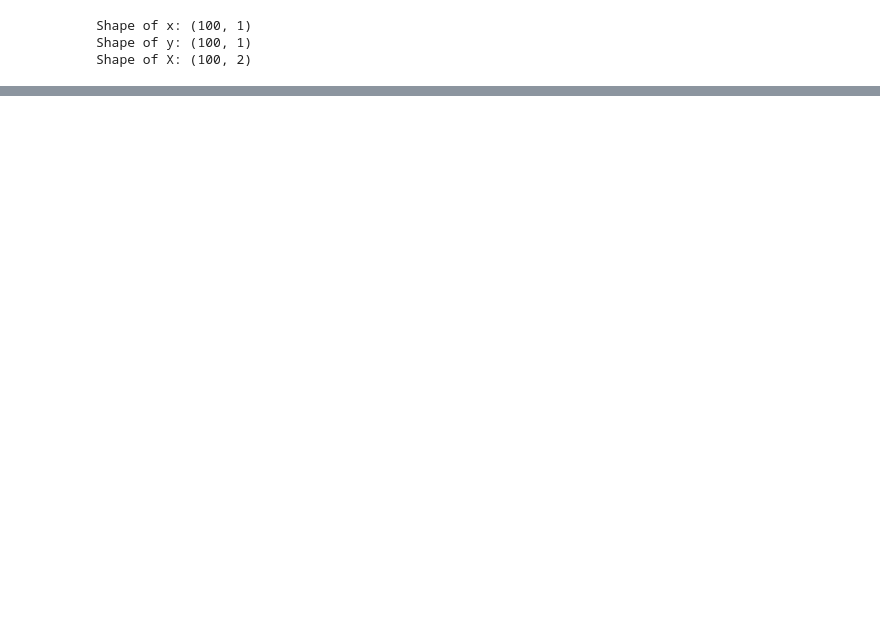
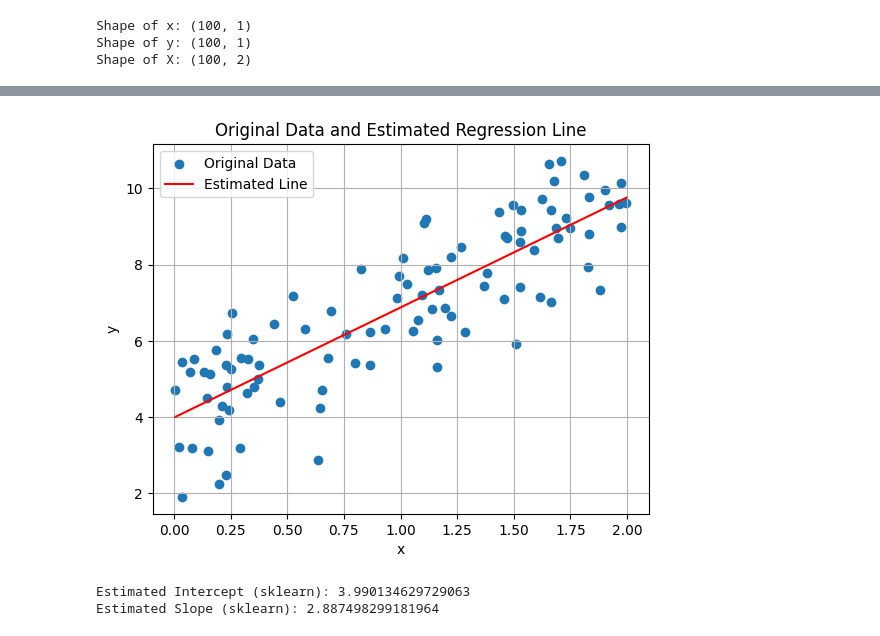
Before and after one commit to ydebessu/handson, a Jupyter notebook: 00general.ipynb, the cells around one changed output, grey strips where cells are left out. Drawn from its saved outputs; the diff is of its cells as text; code cells hidden in the pictures; blank space fills up the shorter version.

```diff
--- a/00general.ipynb
+++ b/00general.ipynb
@@ -33,0 +37,40 @@ print(f"Estimated Slope: {estimated_slope}")
+# %%
+# prompt: plot x, y and estimated line
+
+import matplotlib.pyplot as plt
+
+# Plot the original data points
+plt.scatter(x, y, label='Original Data')
+
+# Generate points for the estimated line
+x_line = np.linspace(min(x), max(x), 100).reshape(-1, 1)
+y_line = estimated_intercept + estimated_slope * x_line
+
+# Plot the estimated line
+plt.plot(x_line, y_line, color='red', label='Estimated Line')
+
+plt.xlabel('x')
+plt.ylabel('y')
+plt.title('Original Data and Estimated Regression Line')
+plt.legend()
+plt.grid(True)
+plt.show()
+# %% [output]
+[figure, added]
+# %%
+# Using sklearn LinearRegression
+
+from sklearn.linear_model import LinearRegression
+
+# Create a Linear Regression model
+lin_reg = LinearRegression()
+
+# Fit the model to the data
+lin_reg.fit(x, y)
+
+# Print the estimated intercept and slope
+print(f"Estimated Intercept (sklearn): {lin_reg.intercept_[0]}")
+print(f"Estimated Slope (sklearn): {lin_reg.coef_[0][0]}")
+# %% [output]
+Estimated Intercept (sklearn): 3.990134629729063
+Estimated Slope (sklearn): 2.887498299181964
```
Also changed, not shown: parts of 1 cell of this notebook.
